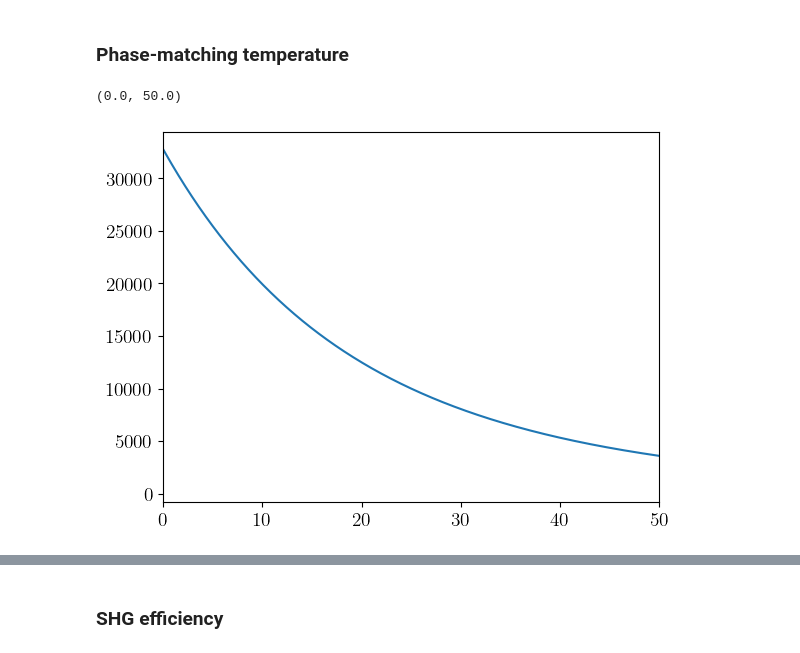
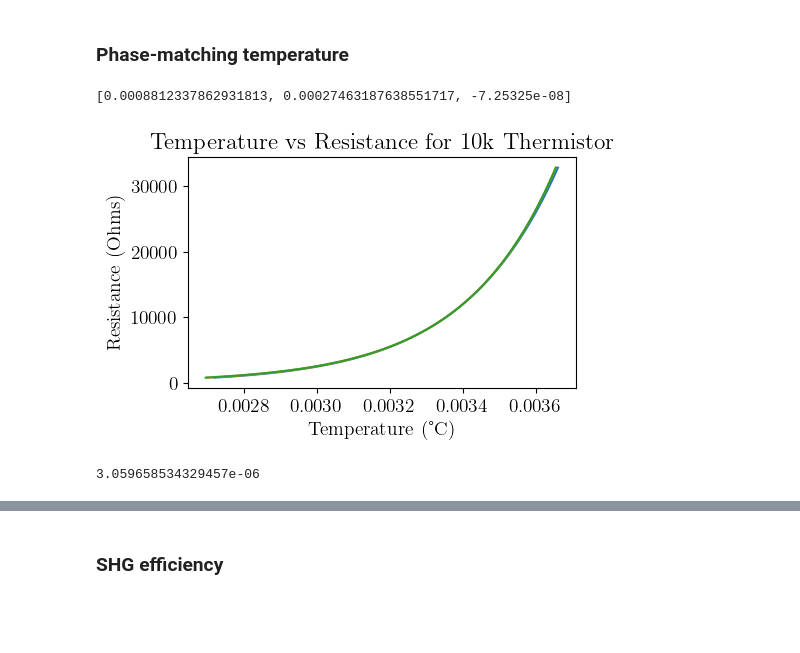
Before and after one commit to Mattegad/SqueezingSimulation, a Jupyter notebook: SHG results/SHG.ipynb, the cells around one changed output, grey strips where cells are left out. Saved outputs shown, nothing was run; the diff lists cells and outputs as text; code cells hidden in the pictures; blank space fills up the shorter version.

```diff
--- a/SHG results/SHG.ipynb
+++ b/SHG results/SHG.ipynb
@@ -10,11 +11,11 @@ plt.rcParams.update({
 # %% [markdown]
 ### Non-linear efficiency
 # %%
-P1_list = np.array([80, 114, 144, 170, 185, 230, 239, 260])
-P2_list = np.array([0.12, 0.248, 0.360, 0.520, 0.63, 0.88, 0.95, 1.20])
+P1_list = np.array([80, 114, 128, 144, 170, 185, 230, 239, 260])
+P2_list = np.array([0.12, 0.248, 0.295, 0.360, 0.520, 0.63, 0.88, 0.95, 1.20])
 E_NL, b = np.polyfit(P1_list**2,P2_list, 1)
 
-fig, ax = plt.subplots()
+fig, ax = plt.subplots(figsize=(5,3))
 ax.plot(P1_list**2, P2_list, 'rx', label='Data')
 ax.plot(P1_list**2, E_NL*P1_list**2 + b, 'b-', label='Fit')
 # Forcer la notation scientifique
@@ -35,22 +36,41 @@ Non-linear efficiency= 1.6881452938299681 %/W
 # %%
 R_list = np.linspace(800,32770,1000)  # Resistance values in ohms
 
 
 # We need to convert the resistance R into temperature T
 # https://www.thorlabs.com/item/TH10K
 R = 10e3  # Resistance in ohms at 25 degrees Celsius
-T_list = []
+L25 = np.log(R)
 
 def T(r) :
     if r < 3560:
         a, b, c, d = 0.003353045, 0.0002542, 1.14261e-6, -6.93803e-8
+        #A, B, gam, C = a - b*L25 + c*L25**2 - d*L25**3, b-2*c*L25 + 3*d*L25**2, -3*d*L25+c, d
+        A, B, C = a - b*L25 + 2*d*L25**3, b-3*d*L25**2, d
     if r >= 3560:
         a, b, c, d = 0.003354016, 0.000256173, 2.13941e-6, -7.25325e-8
-    return 1 / (a + b * np.log(r / R) + c * (np.log(r / R))**2 + d * (np.log(r / R))**3) - 273.15
+        A, B, C = a - b*L25 + 2*d*L25**3, b-3*d*L25**2, d
+        #A, B, gam, C = a - b*L25 + c*L25**2 - d*L25**3, b-2*c*L25 + 3*d*L25**2, -3*d*L25+c, d
+    T1 = 1 / (a + b * np.log(r / R) + c * (np.log(r / R))**2 + d * (np.log(r / R))**3)
+    T2 = 1/(A+B*np.log(r)+C*np.log(r)**3)
+    return 1/T1, 1/T2, A, B, C
 
+plt.subplots(figsize=(5,3))
+plt.plot([T(r)[0] for r in R_list], R_list)
+plt.plot([T(r)[1] for r in R_list], R_list)
+plt.plot([(8.812338e-4+2.746319e-4*np.log(r)-7.25325e-8*np.log(r)**3) for r in R_list], R_list)
+#plt.xlim(0,50)
+plt.xlabel("Temperature (°C)")
+plt.ylabel("Resistance (Ohms)")
+plt.title("Temperature vs Resistance for 10k Thermistor")
 
-plt.plot([T(r) for r in R_list], R_list)
-plt.xlim(0,50)
+print([T(r=4000)[i] for i in range(2,5)])
 # %% [output]
-(0.0, 50.0)
+[0.0008812337862931813, 0.00027463187638551717, -7.25325e-08]
-[figure, old version]
+[figure, new version]
+# %%
+a, b, c, d = 0.003353045, 0.0002542, 1.14261e-6, -6.93803e-8
+gamma = -3*d*L25 + c
+print(gamma)
+# %% [output]
+3.059658534329457e-06
```
Also changed, not shown: parts of 9 cells of this notebook, 5 other files.
